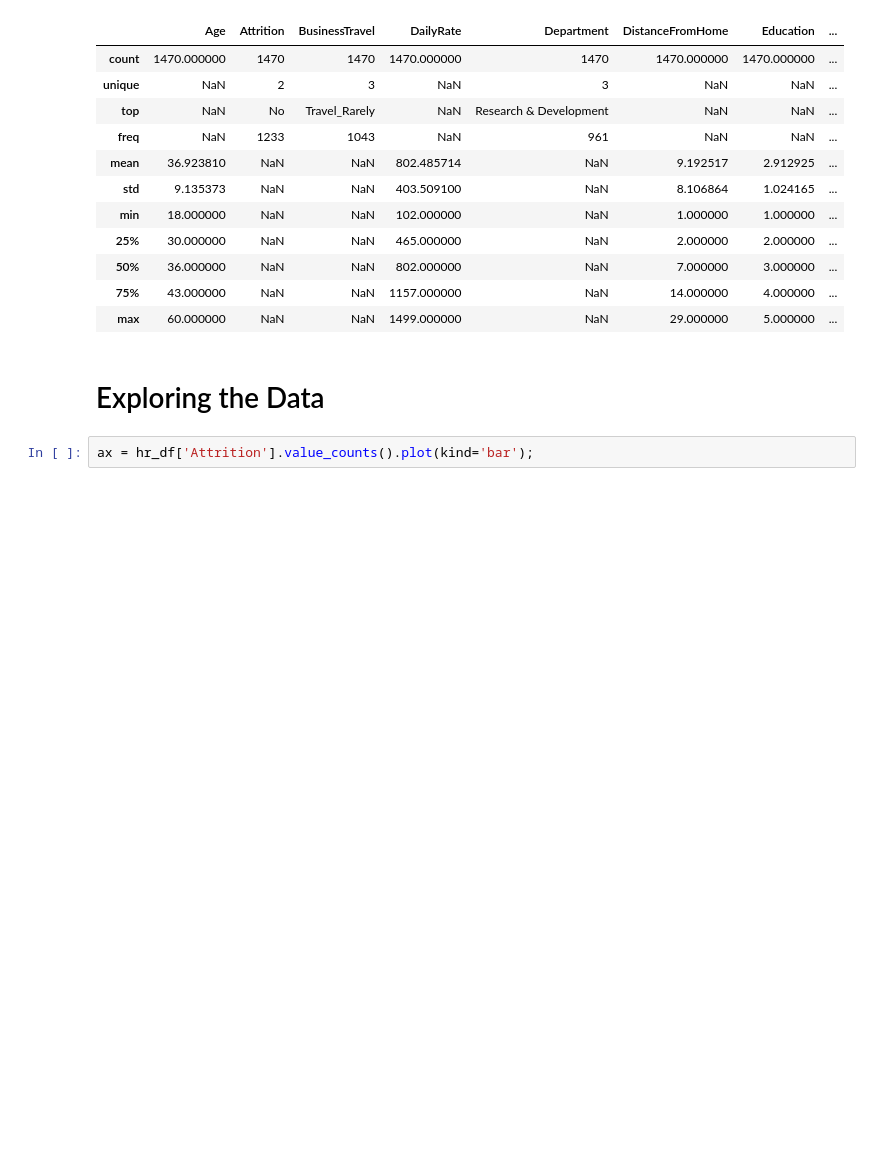
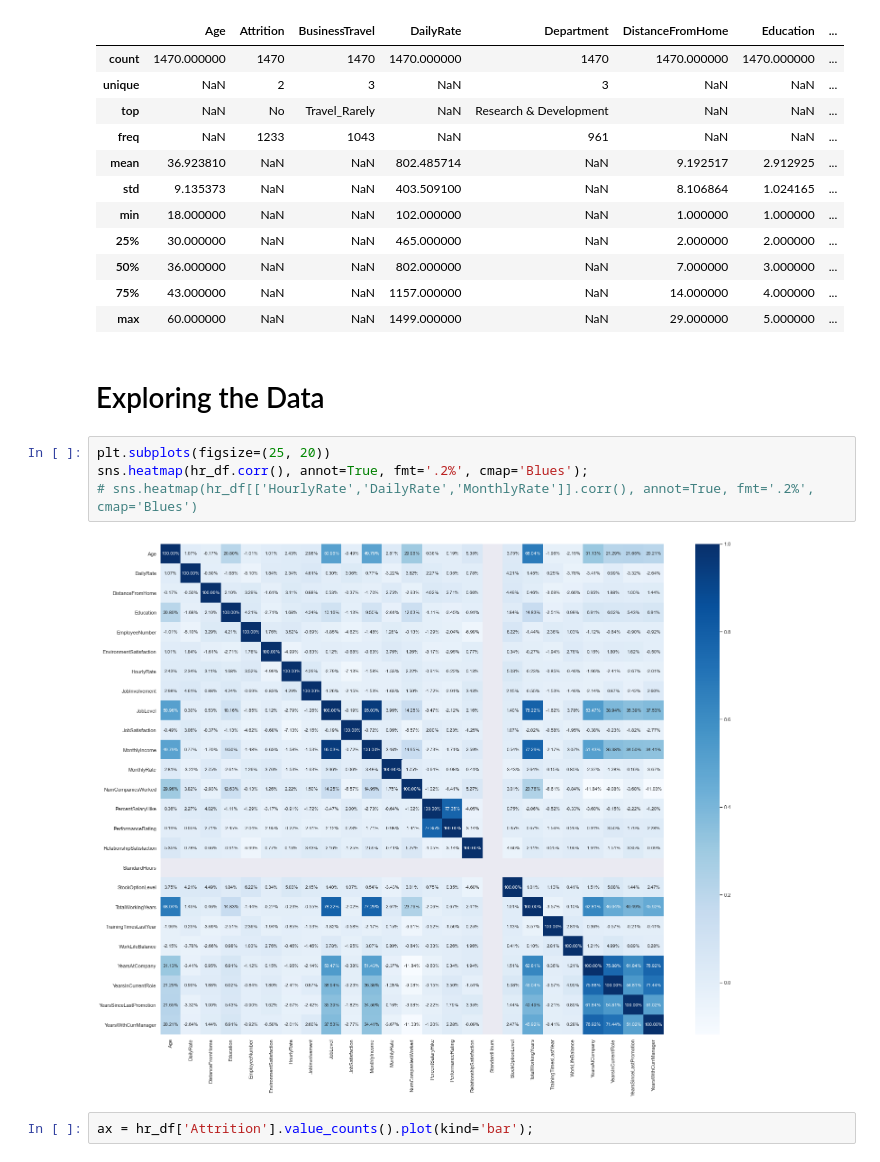
Before and after one commit to dlma1234/datascience_casestudies, a Jupyter notebook: hr_analytics/HR_Attrition_Analysis.ipynb, the cells around one changed output. Saved outputs shown, nothing was run; the diff lists cells and outputs as text; blank space fills up the shorter version.

```diff
--- a/hr_analytics/HR_Attrition_Analysis.ipynb
+++ b/hr_analytics/HR_Attrition_Analysis.ipynb
@@ -45,6 +73,12 @@ hr_df.describe(include='all')
 | max | 60.000000 | NaN | NaN | 1499.000000 | NaN | 29.000000 | 5.000000 | ... |
 # %% [markdown]
 # Exploring the Data
+# %%
+plt.subplots(figsize=(25, 20))
+sns.heatmap(hr_df.corr(), annot=True, fmt='.2%', cmap='Blues');
+# sns.heatmap(hr_df[['HourlyRate','DailyRate','MonthlyRate']].corr(), annot=True, fmt='.2%', cmap='Blues')
+# %% [output]
+[figure, added]
 # %%
 ax = hr_df['Attrition'].value_counts().plot(kind='bar');
 # %% [output]
```
Also changed, not shown: parts of 75 cells of this notebook.
